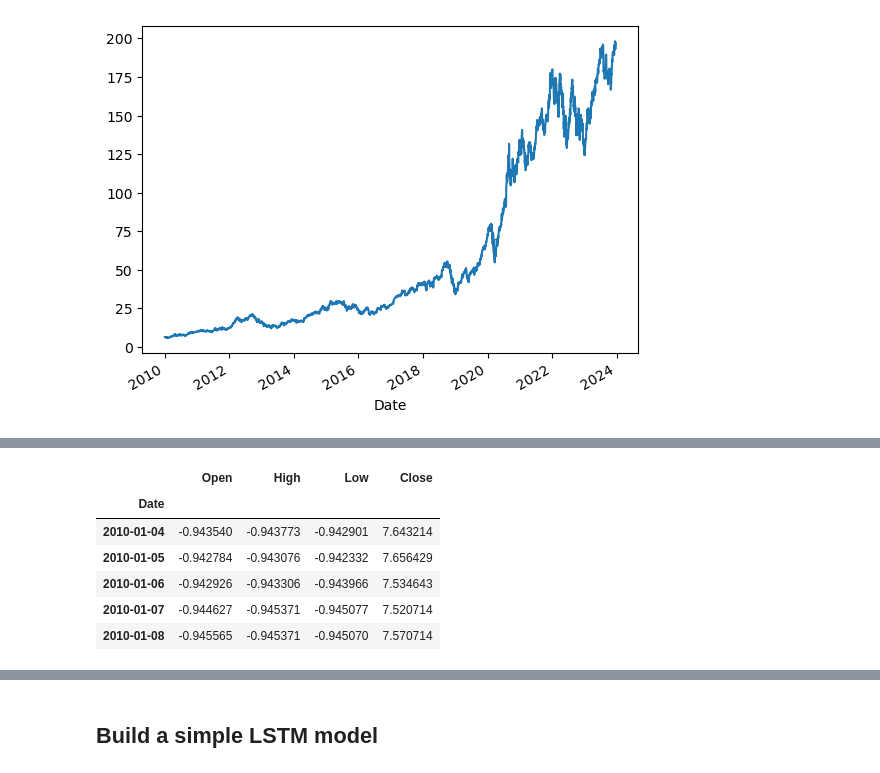
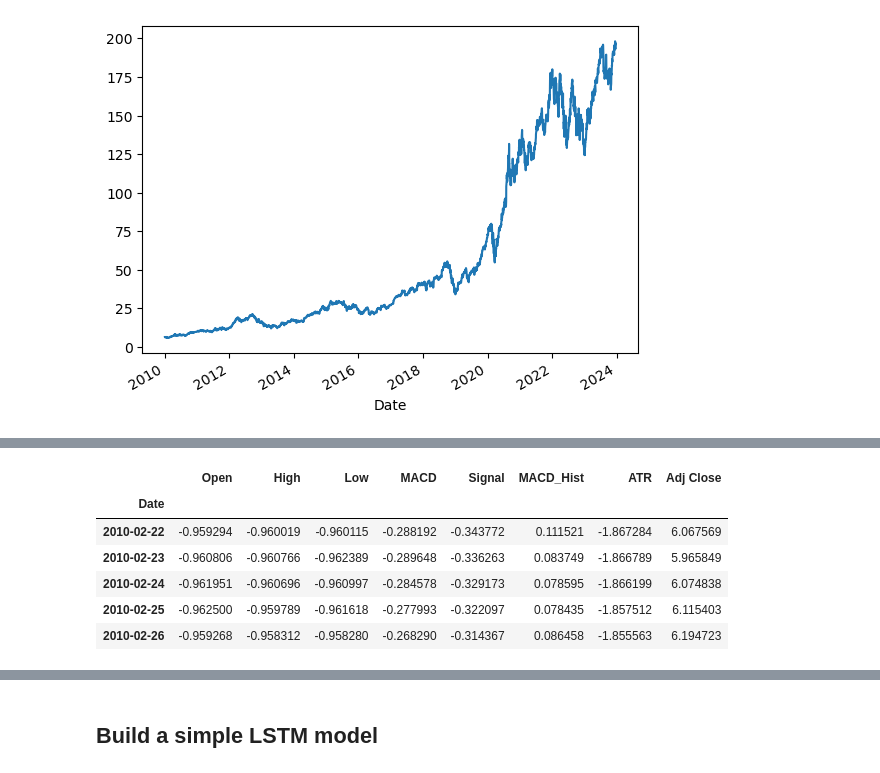
Before and after one commit to vuanhngo14/StockSage, a Jupyter notebook: stocksage_draft.ipynb, the cells around one changed output, grey strips where cells are left out. Drawn from its saved outputs; the diff is of its cells as text; code cells hidden in the pictures.

```diff
--- a/stocksage_draft.ipynb
+++ b/stocksage_draft.ipynb
@@ -54,0 +63,32 @@ df['Adj Close'].plot()
+# %%
+# Average True Range (ATR): Measures market volatility.
+# Higher ATR values indicate higher market volatility, meaning prices are fluctuating more significantly.
+# Lower ATR values indicate lower volatility, suggesting a calmer market with smaller price swings.
+# You can use ATR to set stop-loss orders, manage risk, and identify potential trading opportunities based on volatility changes.
+
+close_prices = df["Adj Close"]
+high_prices = df["High"]
+low_prices = df["Low"]
+
+true_range = pd.Series(
+    [max(hi - lo, abs(hi - close_prev), abs(lo - close_prev))
+     for hi, lo, close_prev in zip(high_prices, low_prices, close_prices.shift(1))]
+)
+
+# Higher -> less sensitive to recent data change
+# Lower -> More sensitive to recent data cahange
+# 14: Common window size, which can balance.
+window = 14
+atr = true_range.rolling(window=window).mean()
+
+atr_df = pd.DataFrame({'ATR': atr.values}, index=df.index)
+
+# Merge the original DataFrame with the new ATR DataFrame
+df = pd.merge(df, atr_df, left_index=True, right_index=True)
+# %%
+# Re-order the data frame
+
+new_order = ["Open", "High", "Low", 'MACD', 'Signal',
+       'MACD_Hist', "ATR", "Adj Close"]
+df = df[new_order]
+df.head()
@@ -55,4 +103,9 @@ df['Adj Close'].plot()
+# %%
+# Drop null values
+df.dropna(inplace=True)
 # %%
 # Select the features and the target
 target_y = df['Adj Close']
-X_feat = df.iloc[:,0:3]
+X_feat = df.iloc[:,0:7]
+
+X_feat.head()
@@ -72,15 +133,15 @@ X_ft.shape
 # %%
 # Group features and target into 1 df
-stock_df = pd.concat([X_ft, df['Close']], axis = 1)
+stock_df = pd.concat([X_ft, df['Adj Close']], axis = 1)
 stock_df.head()
 # %% [output]
-|  | Open | High | Low | Close |
-| Date |  |  |  |  |
-| 2010-01-04 | -0.943540 | -0.943773 | -0.942901 | 7.643214 |
-| 2010-01-05 | -0.942784 | -0.943076 | -0.942332 | 7.656429 |
-| 2010-01-06 | -0.942926 | -0.943306 | -0.943966 | 7.534643 |
-| 2010-01-07 | -0.944627 | -0.945371 | -0.945077 | 7.520714 |
-| 2010-01-08 | -0.945565 | -0.945371 | -0.945070 | 7.570714 |
+|  | Open | High | Low | MACD | Signal | MACD_Hist | ATR | Adj Close |
+| Date |  |  |  |  |  |  |  |  |
+| 2010-02-22 | -0.959294 | -0.960019 | -0.960115 | -0.288192 | -0.343772 | 0.111521 | -1.867284 | 6.067569 |
+| 2010-02-23 | -0.960806 | -0.960766 | -0.962389 | -0.289648 | -0.336263 | 0.083749 | -1.866789 | 5.965849 |
+| 2010-02-24 | -0.961951 | -0.960696 | -0.960997 | -0.284578 | -0.329173 | 0.078595 | -1.866199 | 6.074838 |
+| 2010-02-25 | -0.962500 | -0.959789 | -0.961618 | -0.277993 | -0.322097 | 0.078435 | -1.857512 | 6.115403 |
+| 2010-02-26 | -0.959268 | -0.958312 | -0.958280 | -0.268290 | -0.314367 | 0.086458 | -1.855563 | 6.194723 |
 # %%
 # Define a function to do split into training and testing
 
```
Also changed, not shown: parts of 12 cells of this notebook, 1 other file.
